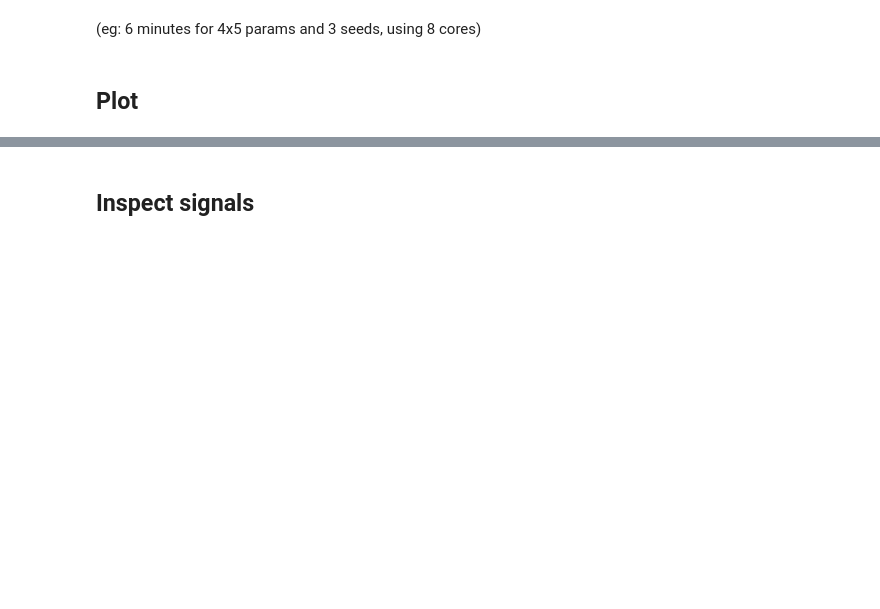
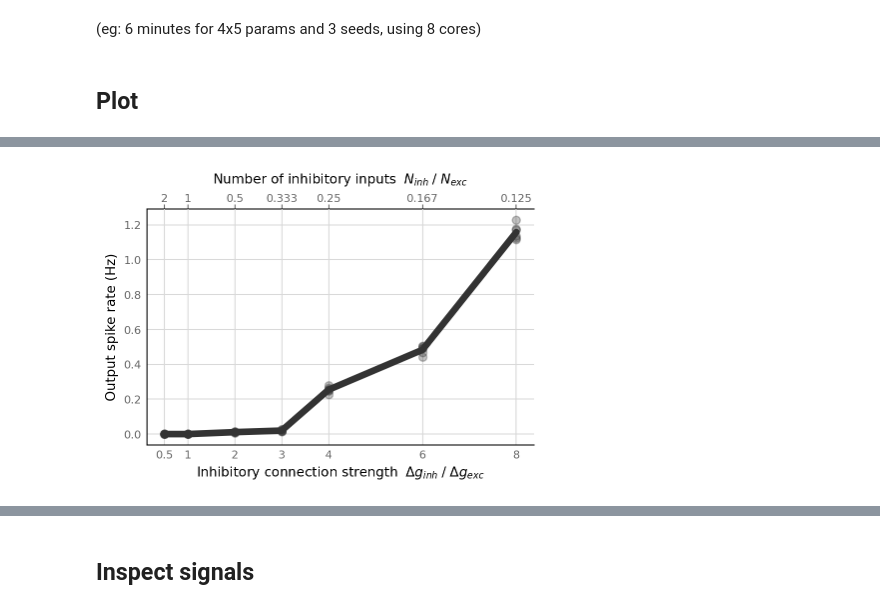
Before and after one commit to tfiers/phd, a Jupyter notebook: notebooks/2021-11-11__vary_both_inh_strength_and_proportion.ipynb, the cells around one changed output, grey strips where cells are left out. Saved outputs shown, nothing was run; the diff lists cells and outputs as text; code cells hidden in the pictures; blank space fills up the shorter version.

```diff
--- a/notebooks/2021-11-11__vary_both_inh_strength_and_proportion.ipynb
+++ b/notebooks/2021-11-11__vary_both_inh_strength_and_proportion.ipynb
@@ -171,0 +241,6 @@ fig.suptitle("Maximum values", y=0.71);
+# %%
+fig, ax = make_inv_ratio_ax()
+plot(output_spike_rate, ax)
+ax.set_ylabel("Output spike rate (Hz)");
+# %% [output]
+[figure, added]
```
Also changed, not shown: parts of 39 cells of this notebook, 7 other files.
